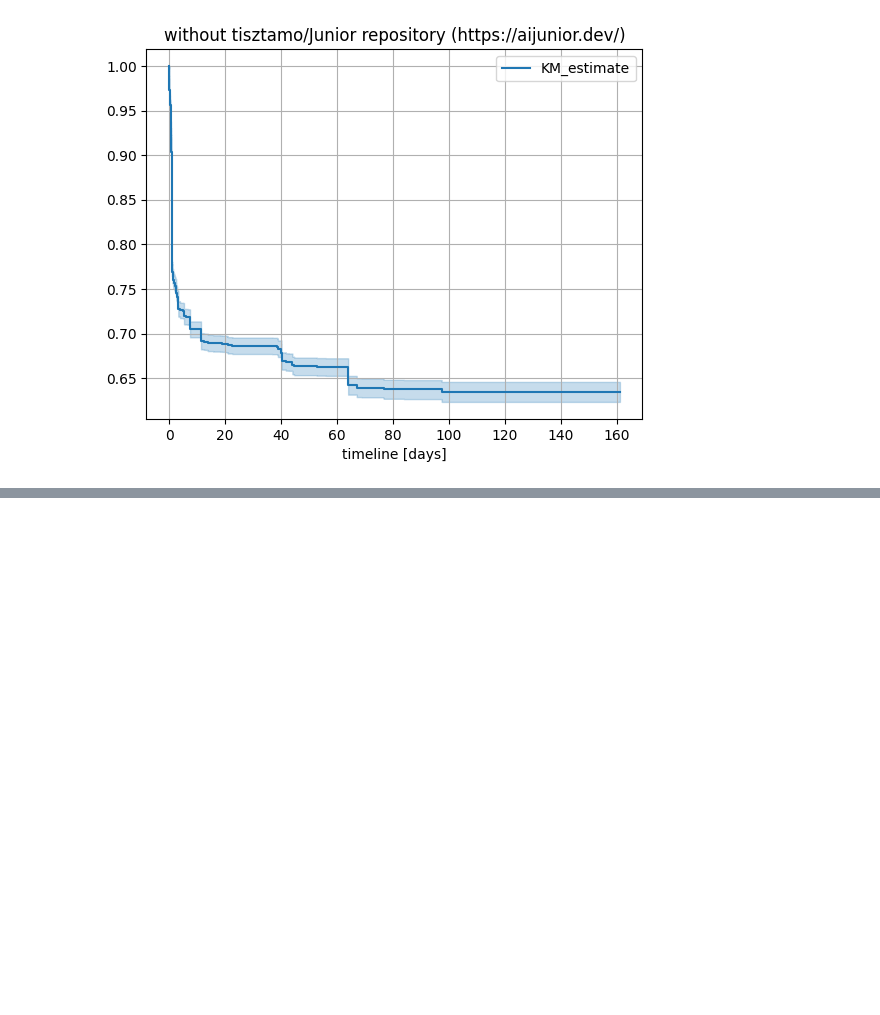
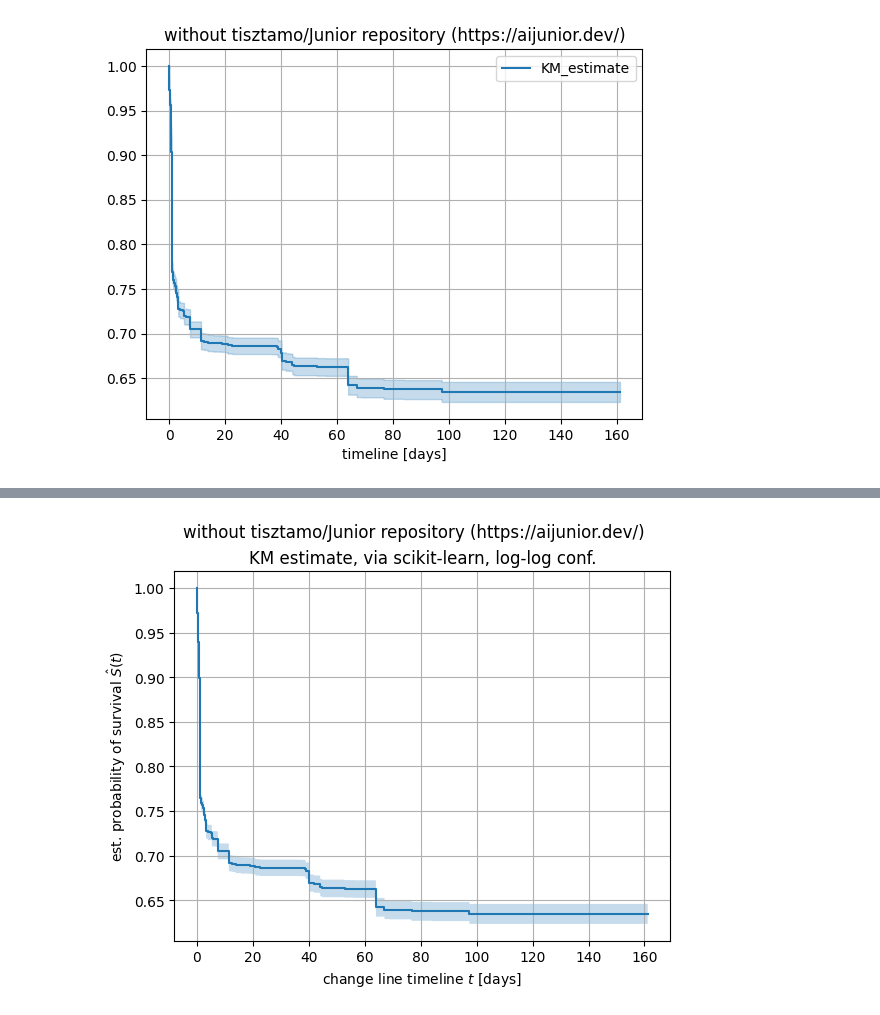
Before and after one commit to ncusi/MSR_Challenge_2024, a Jupyter notebook: notebooks/analyze_changes_survival.ipynb, the cells around one changed output, grey strips where cells are left out. Cells and saved outputs as stored; diff of their text form; code cells hidden in the pictures; blank space fills up the shorter version.

```diff
--- a/notebooks/analyze_changes_survival.ipynb
+++ b/notebooks/analyze_changes_survival.ipynb
@@ -519,0 +647,13 @@ plt.show()
+# %%
+plt.step(time, survival_prob, where="post")
+plt.fill_between(time, conf_int[0], conf_int[1], alpha=0.25, step="post")
+#plt.ylim(0, 1)
+plt.ylabel("est. probability of survival $\hat{S}(t)$")
+plt.xlabel("change line timeline $t$ [days]")
+plt.title("KM estimate, via scikit-learn, log-log conf.")
+plt.suptitle('without tisztamo/Junior repository (https://aijunior.dev/)')
+plt.grid()
+
+plt.show()
+# %% [output]
+[figure, added]
```
Also changed, not shown: parts of 11 cells of this notebook.
